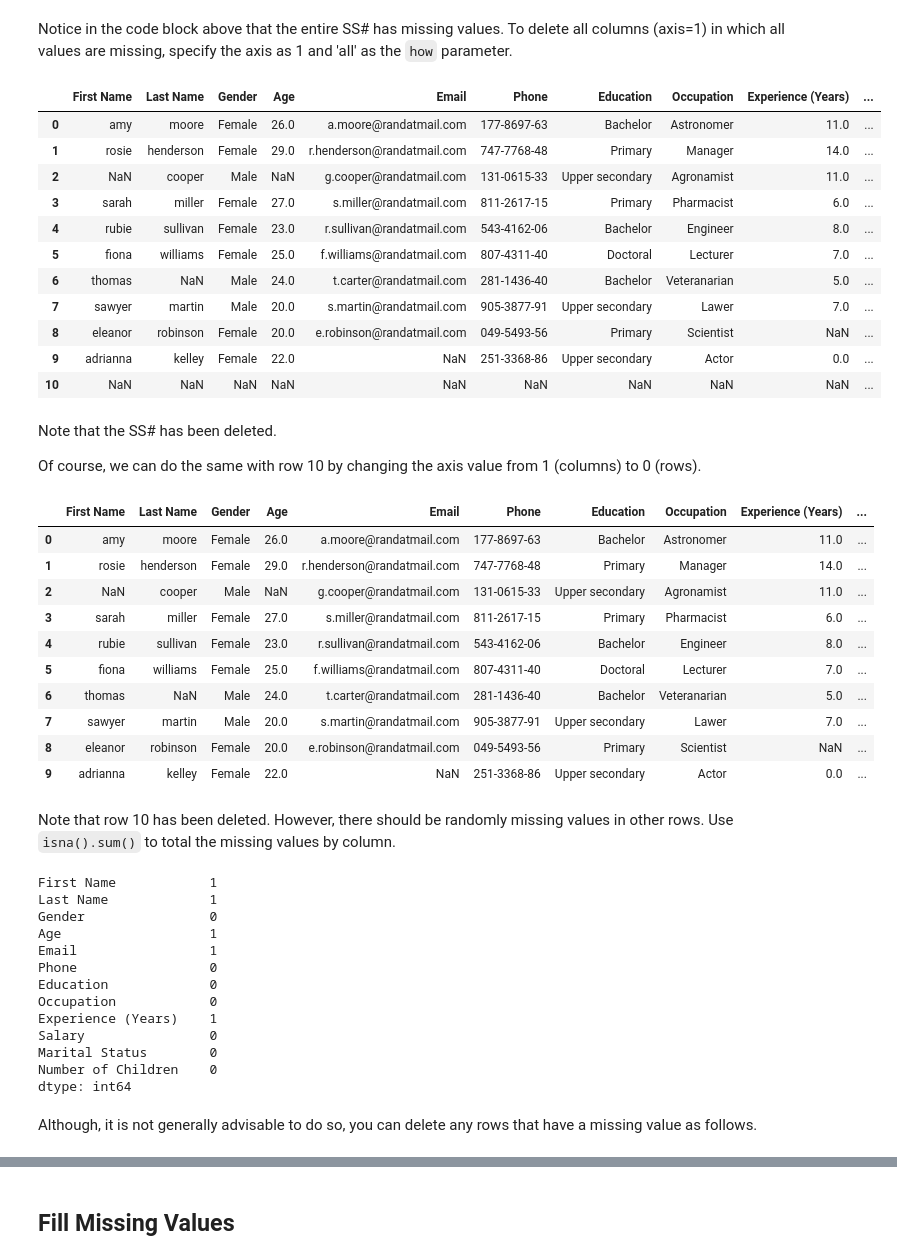
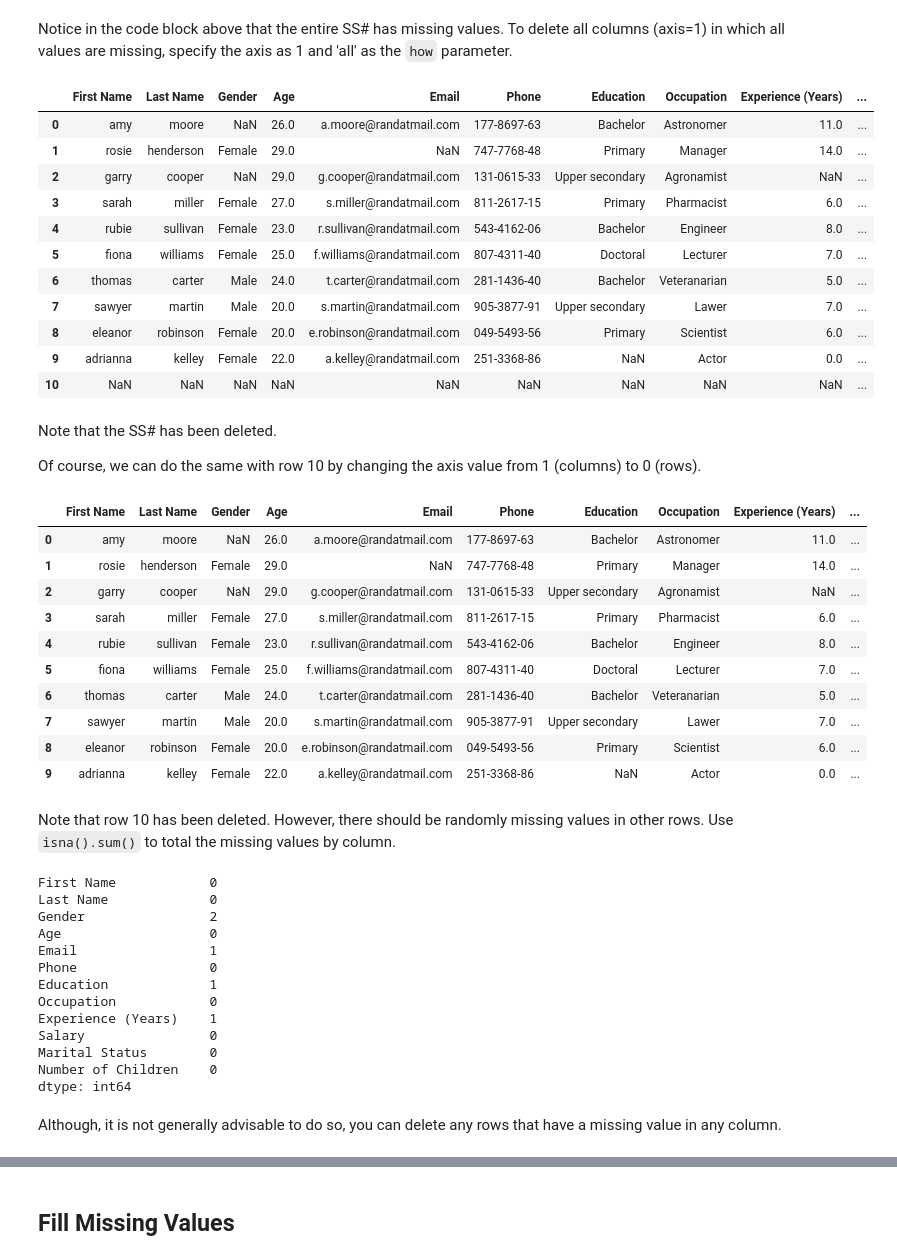
Before and after one commit to gregbott/Python_For_Business_Students, a Jupyter notebook: Pandas.ipynb, the cells around one changed output, grey strips where cells are left out. Drawn from its saved outputs; the diff is of its cells as text; code cells hidden in the pictures.

````diff
--- a/Pandas.ipynb
+++ b/Pandas.ipynb
@@ -715,4 +716,20 @@ import pandas as pd
 df_people = pd.read_csv('files/people_data.csv')
 # %% [markdown]
 First, to make it easier, we'll create a small subset of the people DataFrame. Note the use of ```copy()```. Using ```copy()``` creates a *deep copy* of the DataFrame. This avoids making changes to a slice or shallow copy of the DataFrame, which would yield unpredictable results and an exception
+# %%
+def create_small_df_nan(num_missing):
+    small_df = df_people.iloc[:10,:].copy()
+
+    for x in range(num_missing):
+        random_row = random.randint(0,9)
+        random_col = random.randint(0,9)
+        small_df.iloc[random_row, random_col] = np.NaN
+
+    # Add a column of NaN values
+    small_df['SS#'] = np.NaN
+
+    # Add a row of NaN values
+    small_df.loc[len(small_df.index)] = np.NaN
+
+    return small_df
 # %%
@@ -746,21 +762,10 @@ Since we do not have any missing values, we'll randomly add missing values using
 # %%
 # Introduce missing (NaN) values into the small DataFame
 
-num_missing = 5
+small_df_nan = create_small_df_nan(5)
 
 # Set Salary to string to demonstrate casting error later
 df_people['Salary'] = df_people['Salary'].astype(str)
-
-for x in range(num_missing):
-    random_row = random.randint(0,9)
-    random_col = random.randint(0,9)
-    small_df.iloc[random_row, random_col] = np.NaN
-
-# Add a column of NaN values
-small_df['SS#'] = np.NaN
-
-# Add a row of NaN values
-small_df.loc[len(small_df.index)] = np.NaN
 # %% [markdown]
 Our results should indicate that an entire row, the SS# column, and up to five additional values are missing.
 
@@ -811,20 +816,20 @@ small_df.head(11)
 # %% [markdown]
 Notice in the code block above that the entire SS# has missing values. To delete all columns (axis=1) in which all values are missing, specify the axis as 1 and 'all' as the ```how``` parameter.
 # %%
-df_na = small_df.dropna(axis=1, how='all')
+df_na = small_df_nan.dropna(axis=1, how='all')
 df_na.head(11)
 # %% [output]
 |  | First Name | Last Name | Gender | Age | Email | Phone | Education | Occupation | Experience (Years) | ... |
-| 0 | amy | moore | Female | 26.0 | a.moore@randatmail.com | 177-8697-63 | Bachelor | Astronomer | 11.0 | ... |
-| 1 | rosie | henderson | Female | 29.0 | r.henderson@randatmail.com | 747-7768-48 | Primary | Manager | 14.0 | ... |
-| 2 | NaN | cooper | Male | NaN | g.cooper@randatmail.com | 131-0615-33 | Upper secondary | Agronamist | 11.0 | ... |
+| 0 | amy | moore | NaN | 26.0 | a.moore@randatmail.com | 177-8697-63 | Bachelor | Astronomer | 11.0 | ... |
+| 1 | rosie | henderson | Female | 29.0 | NaN | 747-7768-48 | Primary | Manager | 14.0 | ... |
+| 2 | garry | cooper | NaN | 29.0 | g.cooper@randatmail.com | 131-0615-33 | Upper secondary | Agronamist | NaN | ... |
 | 3 | sarah | miller | Female | 27.0 | s.miller@randatmail.com | 811-2617-15 | Primary | Pharmacist | 6.0 | ... |
 | 4 | rubie | sullivan | Female | 23.0 | r.sullivan@randatmail.com | 543-4162-06 | Bachelor | Engineer | 8.0 | ... |
 | 5 | fiona | williams | Female | 25.0 | f.williams@randatmail.com | 807-4311-40 | Doctoral | Lecturer | 7.0 | ... |
-| 6 | thomas | NaN | Male | 24.0 | t.carter@randatmail.com | 281-1436-40 | Bachelor | Veteranarian | 5.0 | ... |
+| 6 | thomas | carter | Male | 24.0 | t.carter@randatmail.com | 281-1436-40 | Bachelor | Veteranarian | 5.0 | ... |
 | 7 | sawyer | martin | Male | 20.0 | s.martin@randatmail.com | 905-3877-91 | Upper secondary | Lawer | 7.0 | ... |
-| 8 | eleanor | robinson | Female | 20.0 | e.robinson@randatmail.com | 049-5493-56 | Primary | Scientist | NaN | ... |
-| 9 | adrianna | kelley | Female | 22.0 | NaN | 251-3368-86 | Upper secondary | Actor | 0.0 | ... |
+| 8 | eleanor | robinson | Female | 20.0 | e.robinson@randatmail.com | 049-5493-56 | Primary | Scientist | 6.0 | ... |
+| 9 | adrianna | kelley | Female | 22.0 | a.kelley@randatmail.com | 251-3368-86 | NaN | Actor | 0.0 | ... |
 | 10 | NaN | NaN | NaN | NaN | NaN | NaN | NaN | NaN | NaN | ... |
 # %% [markdown]
 Note that the SS# has been deleted.
@@ -836,28 +841,28 @@ df_na = df_na.dropna(axis=0, how='all')
 df_na.head(11)
 # %% [output]
 |  | First Name | Last Name | Gender | Age | Email | Phone | Education | Occupation | Experience (Years) | ... |
-| 0 | amy | moore | Female | 26.0 | a.moore@randatmail.com | 177-8697-63 | Bachelor | Astronomer | 11.0 | ... |
-| 1 | rosie | henderson | Female | 29.0 | r.henderson@randatmail.com | 747-7768-48 | Primary | Manager | 14.0 | ... |
-| 2 | NaN | cooper | Male | NaN | g.cooper@randatmail.com | 131-0615-33 | Upper secondary | Agronamist | 11.0 | ... |
+| 0 | amy | moore | NaN | 26.0 | a.moore@randatmail.com | 177-8697-63 | Bachelor | Astronomer | 11.0 | ... |
+| 1 | rosie | henderson | Female | 29.0 | NaN | 747-7768-48 | Primary | Manager | 14.0 | ... |
+| 2 | garry | cooper | NaN | 29.0 | g.cooper@randatmail.com | 131-0615-33 | Upper secondary | Agronamist | NaN | ... |
 | 3 | sarah | miller | Female | 27.0 | s.miller@randatmail.com | 811-2617-15 | Primary | Pharmacist | 6.0 | ... |
 | 4 | rubie | sullivan | Female | 23.0 | r.sullivan@randatmail.com | 543-4162-06 | Bachelor | Engineer | 8.0 | ... |
 | 5 | fiona | williams | Female | 25.0 | f.williams@randatmail.com | 807-4311-40 | Doctoral | Lecturer | 7.0 | ... |
-| 6 | thomas | NaN | Male | 24.0 | t.carter@randatmail.com | 281-1436-40 | Bachelor | Veteranarian | 5.0 | ... |
+| 6 | thomas | carter | Male | 24.0 | t.carter@randatmail.com | 281-1436-40 | Bachelor | Veteranarian | 5.0 | ... |
 | 7 | sawyer | martin | Male | 20.0 | s.martin@randatmail.com | 905-3877-91 | Upper secondary | Lawer | 7.0 | ... |
-| 8 | eleanor | robinson | Female | 20.0 | e.robinson@randatmail.com | 049-5493-56 | Primary | Scientist | NaN | ... |
-| 9 | adrianna | kelley | Female | 22.0 | NaN | 251-3368-86 | Upper secondary | Actor | 0.0 | ... |
+| 8 | eleanor | robinson | Female | 20.0 | e.robinson@randatmail.com | 049-5493-56 | Primary | Scientist | 6.0 | ... |
+| 9 | adrianna | kelley | Female | 22.0 | a.kelley@randatmail.com | 251-3368-86 | NaN | Actor | 0.0 | ... |
 # %% [markdown]
 Note that row 10 has been deleted. However, there should be randomly missing values in other rows. Use ```isna().sum()``` to total the missing values by column.
 # %%
 df_na.isna().sum()
 # %% [output]
-First Name            1
-Last Name             1
-Gender                0
-Age                   1
+First Name            0
+Last Name             0
+Gender                2
+Age                   0
 Email                 1
 Phone                 0
-Education             0
+Education             1
 Occupation            0
 Experience (Years)    1
 Salary                0
@@ -865,7 +870,7 @@ Marital Status        0
 Number of Children    0
 dtype: int64
 # %% [markdown]
-Although, it is not generally advisable to do so, you can delete any rows that have a missing value as follows.
+Although, it is not generally advisable to do so, you can delete any rows that have a missing value in any column.
 # %%
 # axis=0 refers to rows; axis=1 refers to columns
 # 'any' means that any row (axis=0) or column (axis=1) with an missing value will be deleted
````
Also changed, not shown: parts of 11 cells of this notebook.
